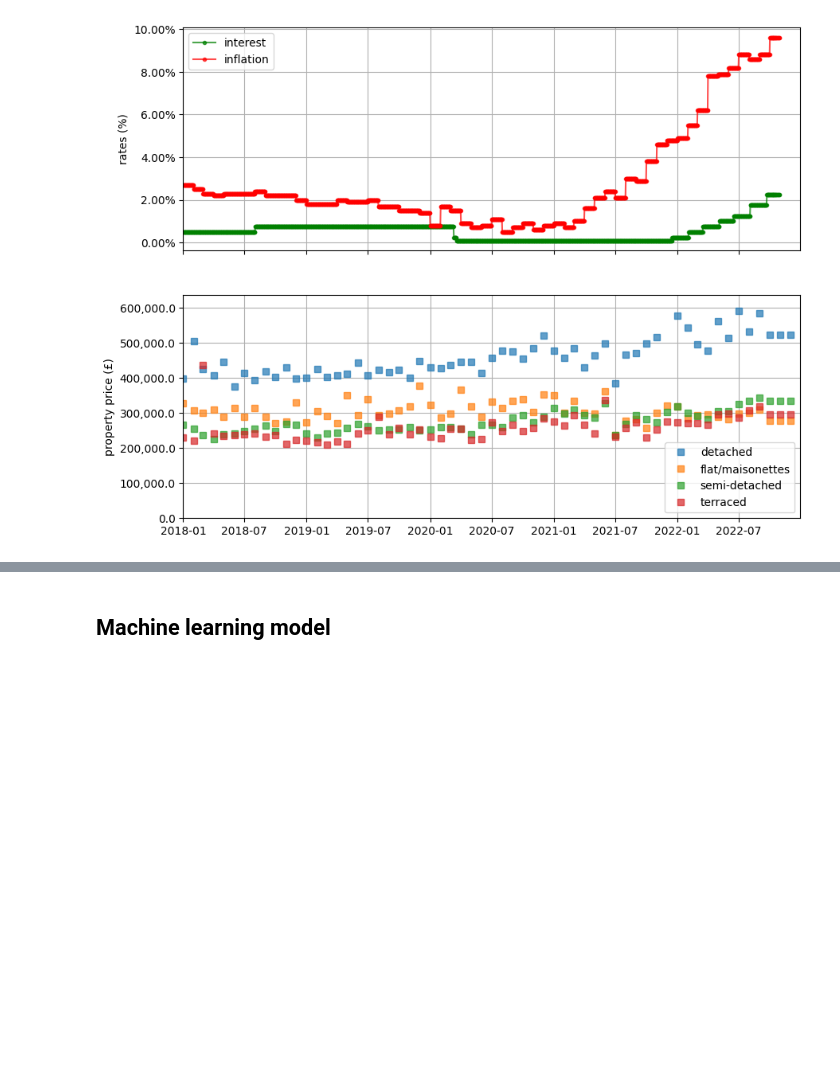
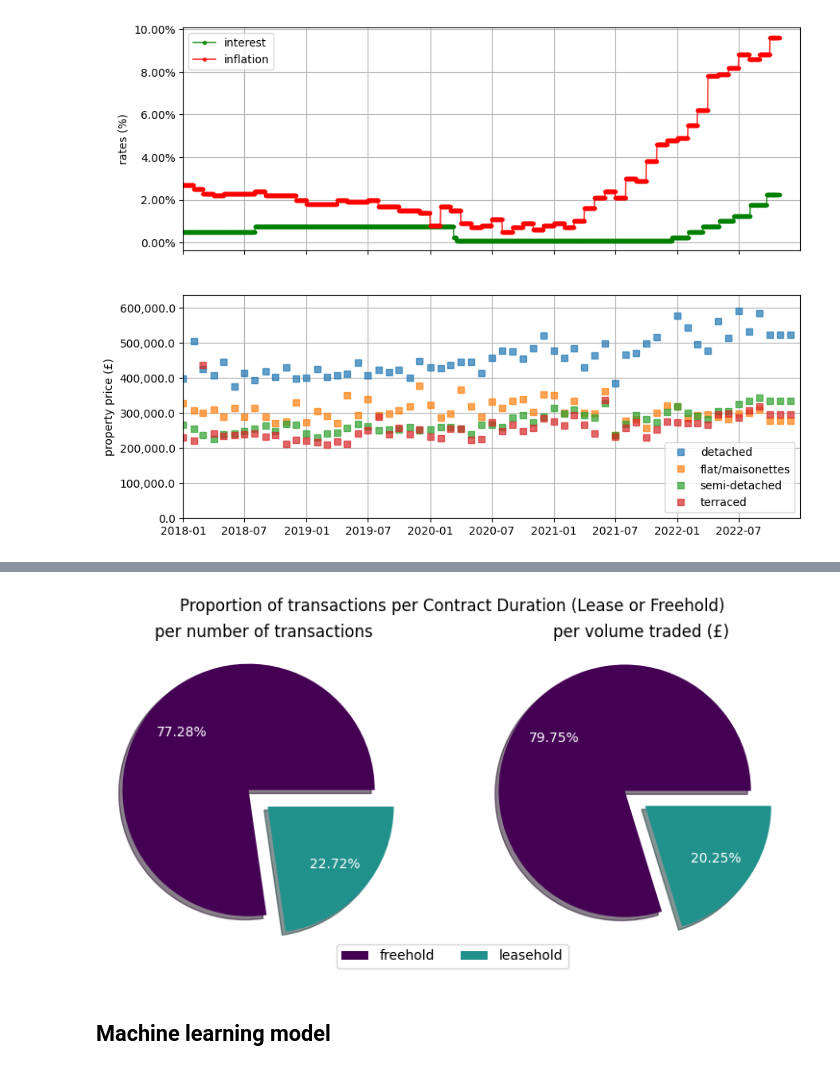
Before and after one commit to hudsonmendes/uolondon-cm3005-dsc, a Jupyter notebook: report.ipynb, the cells around one changed output, grey strips where cells are left out. Cells and saved outputs as stored; diff of their text form; code cells hidden in the pictures; blank space fills up the shorter version.

```diff
--- a/report.ipynb
+++ b/report.ipynb
@@ -955,3 +969,11 @@ plot_proportion_of_transactions_per_property_type(df_1nf=df)
+# %%
+plot_proportion_of_transactions_per_property_type(
+    df_1nf=df,
+    title="Proportion of transactions per Contract Duration (Lease or Freehold)",
+    index_name="duration",
+)
+# %% [output]
+[figure, added]
 # %% [markdown]
 ## Machine learning model
 # %%
```
Also changed, not shown: parts of 5 cells of this notebook.
